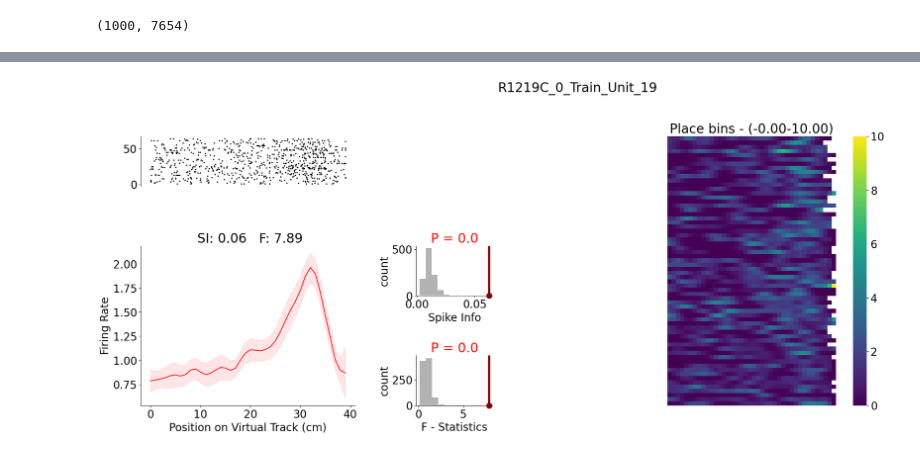
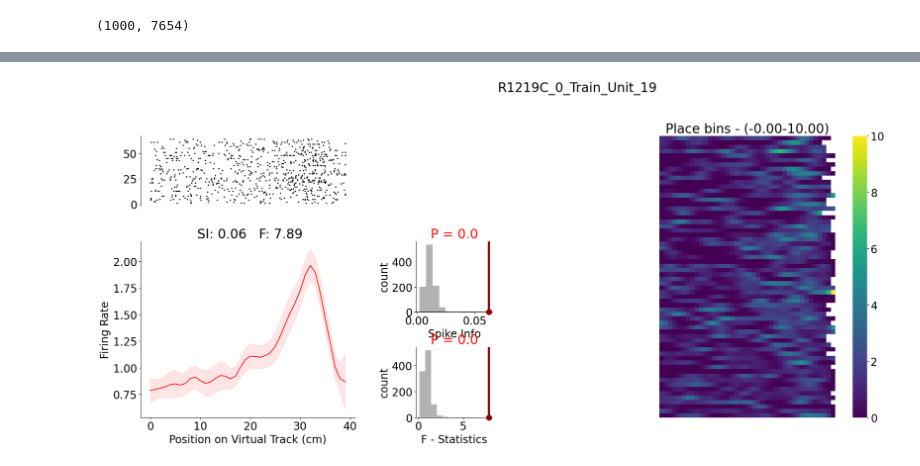
Before and after one commit to HSNPipeline/AnalyzeTrain, a Jupyter notebook: notebooks/00_PlaceCells_updated.ipynb, the cells around one changed output, grey strips where cells are left out. Cells and saved outputs as stored; diff of their text form; code cells hidden in the pictures.

```diff
--- a/notebooks/00_PlaceCells_updated.ipynb
+++ b/notebooks/00_PlaceCells_updated.ipynb
@@ -246,27 +244,0 @@ Text(0.5, 0, 'Position')
-# %%
-#spike_positions_trials = [[] for _ in range(64)]
-
-# Create a figure
-plt.figure(figsize=(10, 8))
-
-# For each trial
-for num_trial in range(64):
-    # Define trial indices
-    # trial_idx = [0, *trial_changes, len(spike_position)]
-
-    # # Extract spike positions for this trial
-    # if num_trial < len(trial_idx) - 1:
-    #     trial_start = trial_idx[num_trial]
-    #     trial_end = trial_idx[num_trial + 1]
-    #     spike_positions_trials[num_trial] = spike_position[trial_start:trial_end]
-
-        # Plot spike positions for this trial
-    if len(spike_positions_trials[num_trial]) > 0:
-        plt.plot(spike_positions_trials[num_trial],
-            [num_trial + 1] * len(spike_positions_trials[num_trial]),
-            'k.', markersize=8)
-
-# Add labels and title
-plt.title('Firing by Position, all trials')
-plt.ylabel('Trial')
-plt.xlabel('Position')
@@ -395,6 +364,6 @@ for analysis in surr_analyses:
 # %%
 plt.rcParams.update({'font.size': 20})
-grid = make_grid(6, 7, wspace=.8, hspace=1.2, figsize=(30, 20)
+grid = make_grid(6, 7, wspace=.8, hspace=.5, figsize=(30, 20)
                     ,title = 'R1219C_0_Train_Unit_19')
 
 #plt.rcParams.update({'font.size': 25})
@@ -439,31 +408,31 @@ ax.set_xticks([])
 
 
 
 
 
 ax = get_grid_subplot(grid, 1, 2)
 P = results['place_info_surr_p_val']
 plot_surrogates(surrs['place_info'], data_value=SI, p_value=None, title=f'P = {P}',
                                      title_color=color_pvalue(P),ax = ax,alpha = .6,color = 'grey')
 add_vlines(SI , ax, color='darkred', linestyle='solid', linewidth=4)
 ax.plot(SI , 0, 'o', zorder=10, clip_on=False, color='darkred', markersize=10)
 ax.set_xlabel('Spike Info')
 ax.set_ylabel('count')
 drop_spines(['top', 'right'],ax)
 
 ax = get_grid_subplot(grid, 2, 2)
 P = results['place_anova_surr_p_val']
 plot_surrogates(surrs['place_anova'], data_value=F, p_value=None ,title=f'P = {P}',
                                      title_color=color_pvalue(P),ax = ax,alpha = .6,color = 'grey')
 add_vlines(F , ax, color='darkred', linestyle='solid', linewidth=4)
 ax.plot(F , 0, 'o', zorder=10, clip_on=False, color='darkred', markersize=10)
 ax.set_xlabel('F - Statistics')
 ax.set_ylabel('count')
 drop_spines(['top', 'right'],ax)
 
 
 
 ax = get_grid_subplot(grid, slice(0,3), slice(3,6))
 plot_heatmap(trial_place_bins, cbar=True,title= create_heatmap_title('Place bins', trial_place_bins), ax=ax)
 # %% [output]
-[figure, old version]
+[figure, new version]
```
Also changed, not shown: parts of 5 cells of this notebook, 9 other files.
